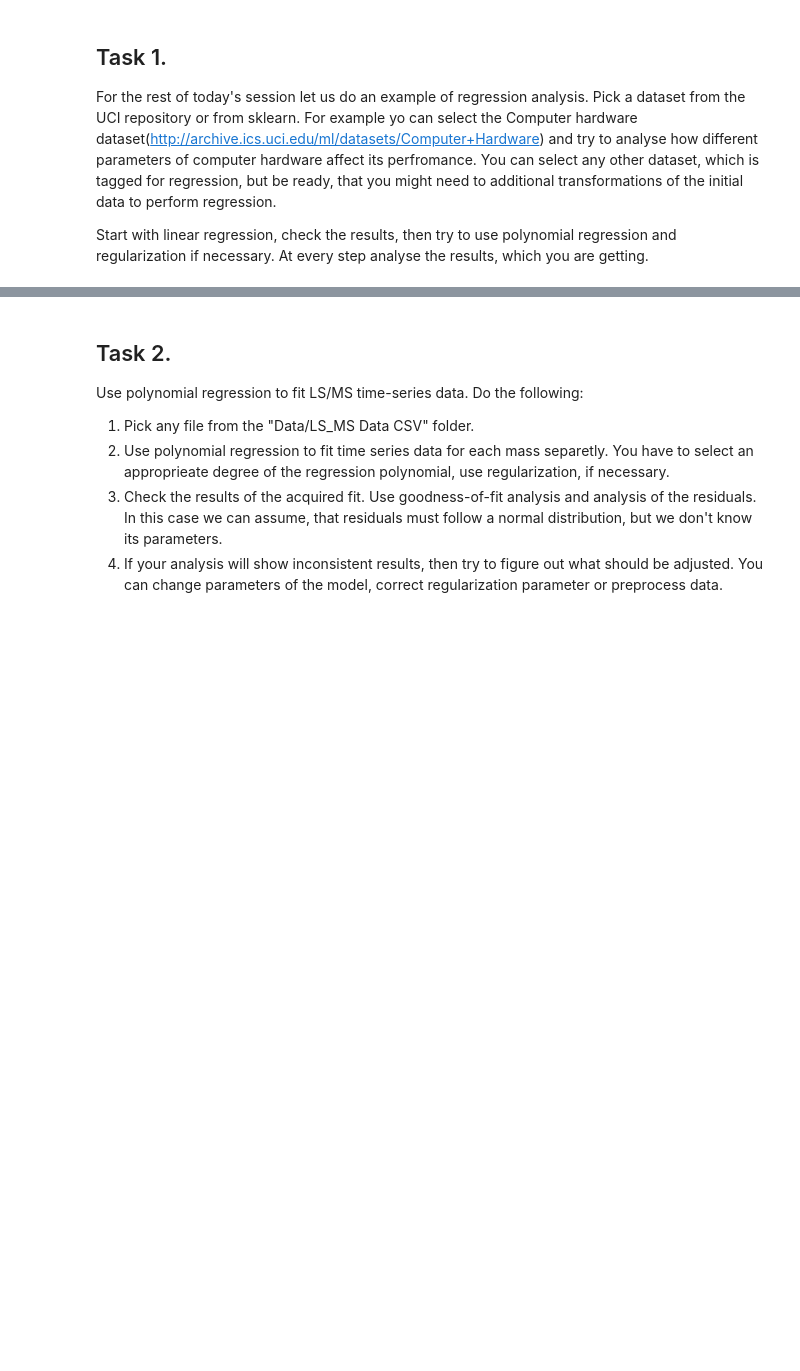
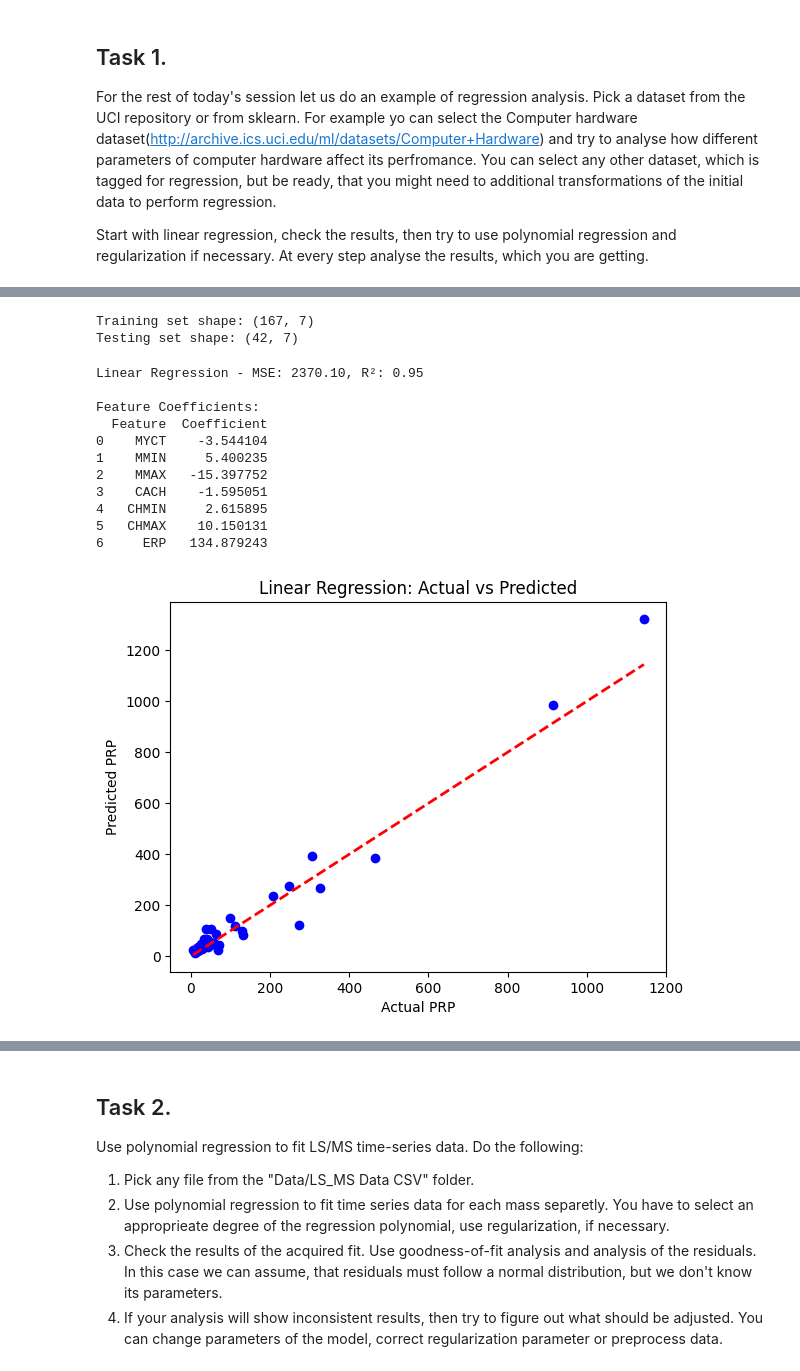
Before and after one commit to tsirleo/PythonDataAnalysis, a Jupyter notebook: Session_09/HW 9 - Regression.ipynb, the cells around one changed output, grey strips where cells are left out. Drawn from its saved outputs; the diff is of its cells as text; code cells hidden in the pictures; blank space fills up the shorter version.

```diff
--- a/Session_09/HW 9 - Regression.ipynb
+++ b/Session_09/HW 9 - Regression.ipynb
@@ -7,0 +17,10 @@ Start with linear regression, check the results, then try to use polynomial regr
+# %%
+computer_hardware = fetch_ucirepo(id=29)
+
+X = computer_hardware.data.features
+y = computer_hardware.data.targets
+
+# print("Metadata:")
+# print(computer_hardware.metadata)
+# print("\nVariable Information:")
+# print(computer_hardware.variables)
@@ -7,0 +72,45 @@ Start with linear regression, check the results, then try to use polynomial regr
+# %%
+X_train, X_test, y_train, y_test = train_test_split(X, y, test_size=0.2, random_state=42)
+
+scaler = StandardScaler()
+X_train_scaled = scaler.fit_transform(X_train)
+X_test_scaled = scaler.transform(X_test)
+
+print("Training set shape:", X_train_scaled.shape)
+print("Testing set shape:", X_test_scaled.shape)
+# %% [output]
+Training set shape: (167, 7)
+Testing set shape: (42, 7)
+# %%
+model = LinearRegression()
+model.fit(X_train_scaled, y_train)
+
+y_pred = model.predict(X_test_scaled)
+
+mse = mean_squared_error(y_test, y_pred)
+r2 = r2_score(y_test, y_pred)
+print(f"Linear Regression - MSE: {mse:.2f}, R²: {r2:.2f}")
+
+coef_df = pd.DataFrame({'Feature': X.columns, 'Coefficient': model.coef_})
+print("\nFeature Coefficients:")
+print(coef_df)
+
+plt.scatter(y_test, y_pred, color='blue')
+plt.plot([y_test.min(), y_test.max()], [y_test.min(), y_test.max()], 'r--', lw=2)
+plt.xlabel('Actual PRP')
+plt.ylabel('Predicted PRP')
+plt.title('Linear Regression: Actual vs Predicted')
+plt.show()
+# %% [output]
+Linear Regression - MSE: 2370.10, R²: 0.95
+
+Feature Coefficients:
+  Feature  Coefficient
+0    MYCT    -3.544104
+1    MMIN     5.400235
+2    MMAX   -15.397752
+3    CACH    -1.595051
+4   CHMIN     2.615895
+5   CHMAX    10.150131
+6     ERP   134.879243
+[figure, added]
```
Also changed, not shown: parts of 20 cells of this notebook.
